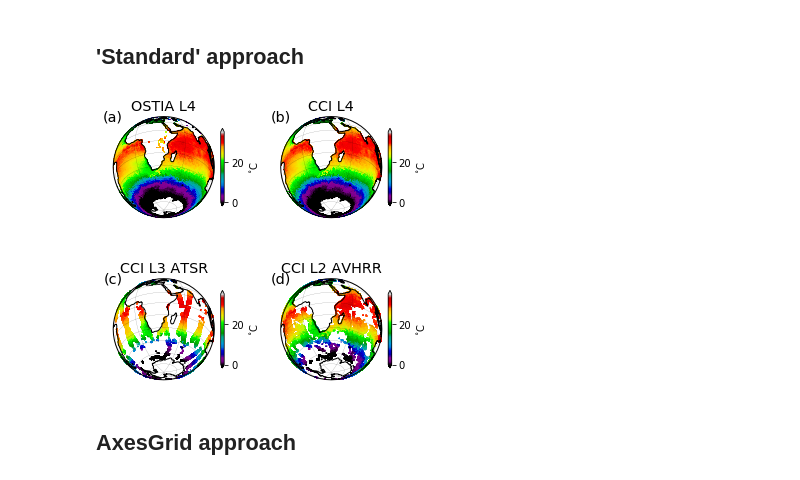
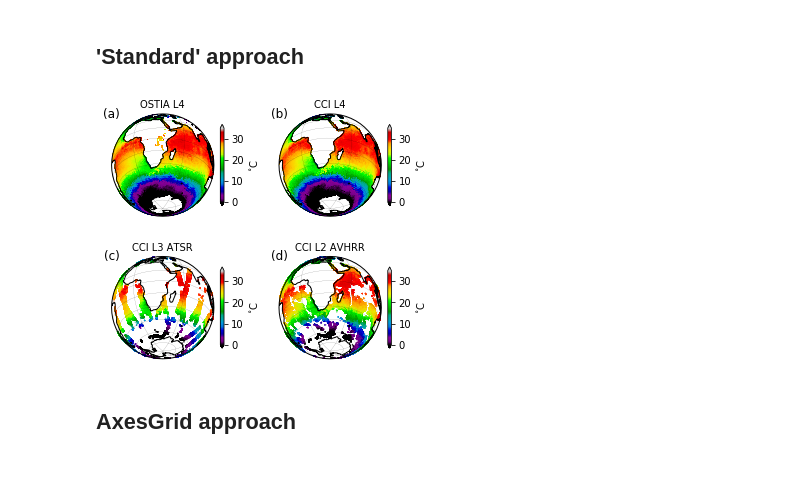
Before and after one commit to HarryLuyt/paper1_scripts, a Jupyter notebook: Scripts/Product_Example_Figure.ipynb, the cells around one changed output. Cells and saved outputs as stored; diff of their text form; code cells hidden in the pictures.

Commit message:
Make improvements to figure plotting

```diff
--- a/Scripts/Product_Example_Figure.ipynb
+++ b/Scripts/Product_Example_Figure.ipynb
@@ -176,48 +176,48 @@ ostia_l4['analysed_sst'].shape
 ## 'Standard' approach
 # %%
 proj = ccrs.Orthographic(central_latitude=-32,central_longitude=35)
-fig, axs = plt.subplots(2, 2, figsize=(4.8,4.8), sharex=True, sharey=True, subplot_kw={'projection': proj})
+fig, axs = plt.subplots(2, 2, figsize=(4.8,4.3), sharex=True, sharey=True, subplot_kw={'projection': proj})
 
 # OSTIA L4 plotting code
 # axs[0,0] = plt.axes(projection=proj)
 im = axs[0,0].pcolormesh(ostia_l4['lon'], ostia_l4['lat'], ostia_l4['analysed_sst'][0]-273.15, transform=ccrs.PlateCarree(), cmap=plt.get_cmap('nipy_spectral'), vmin=0, vmax=35)
 axs[0,0].coastlines()
 axs[0,0].gridlines(color='black', linewidth=0.1)
-plt.colorbar(im, ax=axs[0,0], extend='both', label='$^{\circ}$C', shrink=0.5)
-axs[0,0].text(0, 1, '(a)', fontsize='x-large', fontweight='roman', horizontalalignment='center', verticalalignment='center', transform=axs[0,0].transAxes)
-axs[0,0].set_title('OSTIA L4', fontsize='x-large')
+plt.colorbar(im, ax=axs[0,0], extend='both', label='$^{\circ}$C', shrink=0.6)
+axs[0,0].text(0, 1, '(a)', fontsize='large', fontweight='roman', horizontalalignment='center', verticalalignment='center', transform=axs[0,0].transAxes)
+axs[0,0].set_title('OSTIA L4', fontsize='medium')
 
 # CCI L4 plotting code
 # axs[0,1] = plt.axes(projection=proj)
 im = axs[0,1].pcolormesh(cci_l4['lon'], cci_l4['lat'], cci_l4['analysed_sst'][0]-273.15, transform=ccrs.PlateCarree(), cmap=plt.get_cmap('nipy_spectral'), vmin=0, vmax=35)
 axs[0,1].coastlines()
 axs[0,1].gridlines(color='black', linewidth=0.1)
-plt.colorbar(im, ax=axs[0,1], extend='both', label='$^{\circ}$C', shrink=0.5)
-axs[0,1].text(0, 1, '(b)', fontsize='x-large', fontweight='roman', horizontalalignment='center', verticalalignment='center', transform=axs[0,1].transAxes)
-axs[0,1].set_title('CCI L4', fontsize='x-large')
+plt.colorbar(im, ax=axs[0,1], extend='both', label='$^{\circ}$C', shrink=0.6)
+axs[0,1].text(0, 1, '(b)', fontsize='large', fontweight='roman', horizontalalignment='center', verticalalignment='center', transform=axs[0,1].transAxes)
+axs[0,1].set_title('CCI L4', fontsize='medium')
 
 # CCI L3 ATSR plotting code
 # axs[1,0] = plt.axes(projection=proj)
-im = axs[1,0].scatter(cci_l3['longitude'], cci_l3['latitude'], s=0.05, c=cci_l3['along_track_SST']-273.15, transform=ccrs.PlateCarree(), cmap=plt.get_cmap('nipy_spectral'), vmin=0, vmax=35)
+im = axs[1,0].scatter(cci_l3['longitude'], cci_l3['latitude'], s=0.02, c=cci_l3['along_track_SST']-273.15, transform=ccrs.PlateCarree(), cmap=plt.get_cmap('nipy_spectral'), vmin=0, vmax=35)
 axs[1,0].coastlines()
 axs[1,0].gridlines(color='black', linewidth=0.1)
-plt.colorbar(im, ax=axs[1,0], extend='both', label='$^{\circ}$C', shrink=0.5)
-axs[1,0].text(0, 1, '(c)', fontsize='x-large', fontweight='roman', horizontalalignment='center', verticalalignment='center', transform=axs[1,0].transAxes)
-axs[1,0].set_title('CCI L3 ATSR', fontsize='x-large')
+plt.colorbar(im, ax=axs[1,0], extend='both', label='$^{\circ}$C', shrink=0.6)
+axs[1,0].text(0, 1, '(c)', fontsize='large', fontweight='roman', horizontalalignment='center', verticalalignment='center', transform=axs[1,0].transAxes)
+axs[1,0].set_title('CCI L3 ATSR', fontsize='medium')
 
 # CCI L2 AVHRR METOP-A plotting code
 # axs[1,1] = plt.axes(projection=proj)
-im = axs[1,1].scatter(cci_l2['longitude'], cci_l2['latitude'], s=0.05, c=cci_l2['along_track_SST']-273.15, transform=ccrs.PlateCarree(), cmap=plt.get_cmap('nipy_spectral'), vmin=0, vmax=35)
+im = axs[1,1].scatter(cci_l2['longitude'], cci_l2['latitude'], s=0.02, c=cci_l2['along_track_SST']-273.15, transform=ccrs.PlateCarree(), cmap=plt.get_cmap('nipy_spectral'), vmin=0, vmax=35)
 axs[1,1].coastlines()
 axs[1,1].gridlines(color='black', linewidth=0.1)
-plt.colorbar(im, ax=axs[1,1], extend='both', label='$^{\circ}$C', shrink=0.5)
-axs[1,1].text(0, 1, '(d)', fontsize='x-large', fontweight='roman', horizontalalignment='center', verticalalignment='center', transform=axs[1,1].transAxes)
-axs[1,1].set_title('CCI L2 AVHRR', fontsize='x-large')
+plt.colorbar(im, ax=axs[1,1], extend='both', label='$^{\circ}$C', shrink=0.6)
+axs[1,1].text(0, 1, '(d)', fontsize='large', fontweight='roman', horizontalalignment='center', verticalalignment='center', transform=axs[1,1].transAxes)
+axs[1,1].set_title('CCI L2 AVHRR', fontsize='medium')
 
-plt.tight_layout()
+fig.tight_layout(h_pad=0.15)
 fig.savefig('../Figures/Product_examples_13042009_48.png', dpi=300, bbox_inches='tight')
 # %% [output]
-[figure, old version]
+[figure, new version]
 # %% [markdown]
 ## AxesGrid approach
 # %%
```
